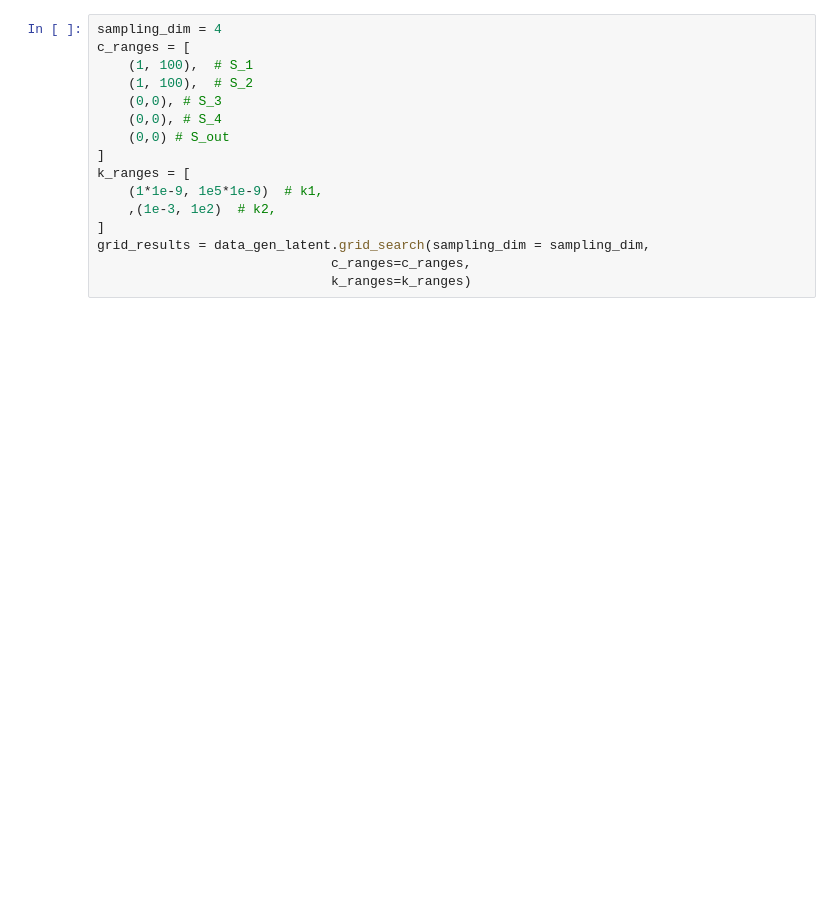
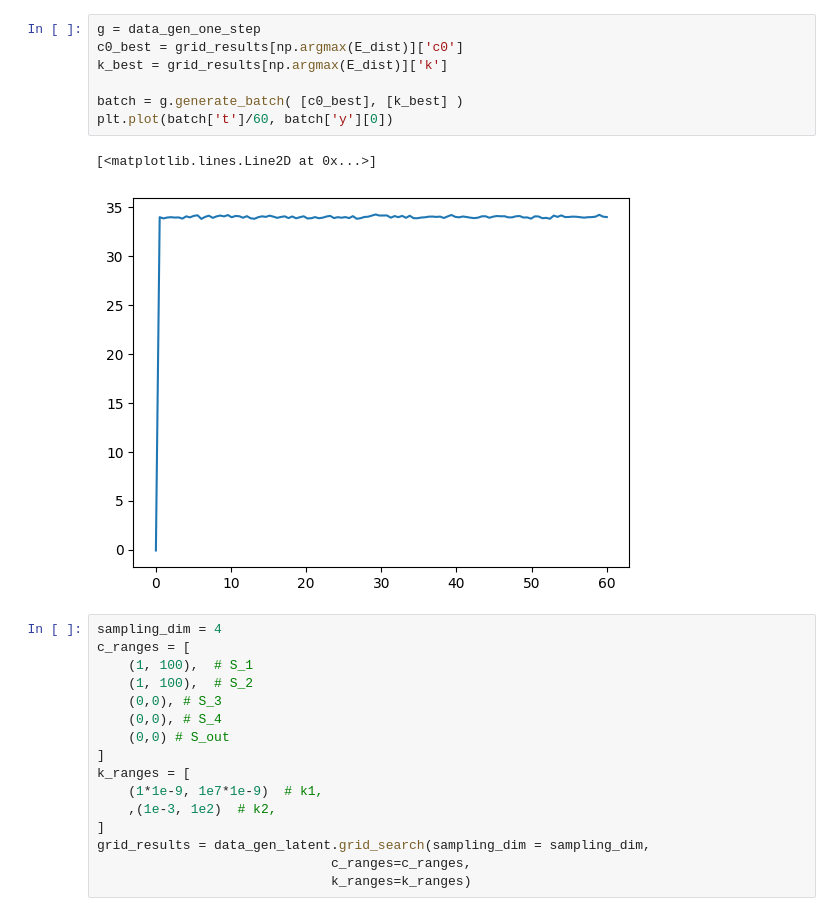
Before and after one commit to tiernan7/DSD-CRNN, a Jupyter notebook: make_datasets.ipynb, the cells around one changed output. Cells and saved outputs as stored; diff of their text form; blank space fills up the shorter version.

```diff
--- a/make_datasets.ipynb
+++ b/make_datasets.ipynb
@@ -92,3 +91,13 @@ print(f'''
+# %%
+g = data_gen_one_step
+c0_best = grid_results[np.argmax(E_dist)]['c0']
+k_best = grid_results[np.argmax(E_dist)]['k']
+
+batch = g.generate_batch( [c0_best], [k_best] )
+plt.plot(batch['t']/60, batch['y'][0])
+# %% [output]
+[<matplotlib.lines.Line2D at 0x...>]
+[figure, added]
 # %%
 sampling_dim = 4
 c_ranges = [
@@ -99,7 +108,7 @@ c_ranges = [
     (0,0) # S_out
 ]
 k_ranges = [
-    (1*1e-9, 1e5*1e-9)  # k1,
+    (1*1e-9, 1e7*1e-9)  # k1,
     ,(1e-3, 1e2)  # k2,
 ]
 grid_results = data_gen_latent.grid_search(sampling_dim = sampling_dim,
```
Also changed, not shown: parts of 4 cells of this notebook, 8 other files.
